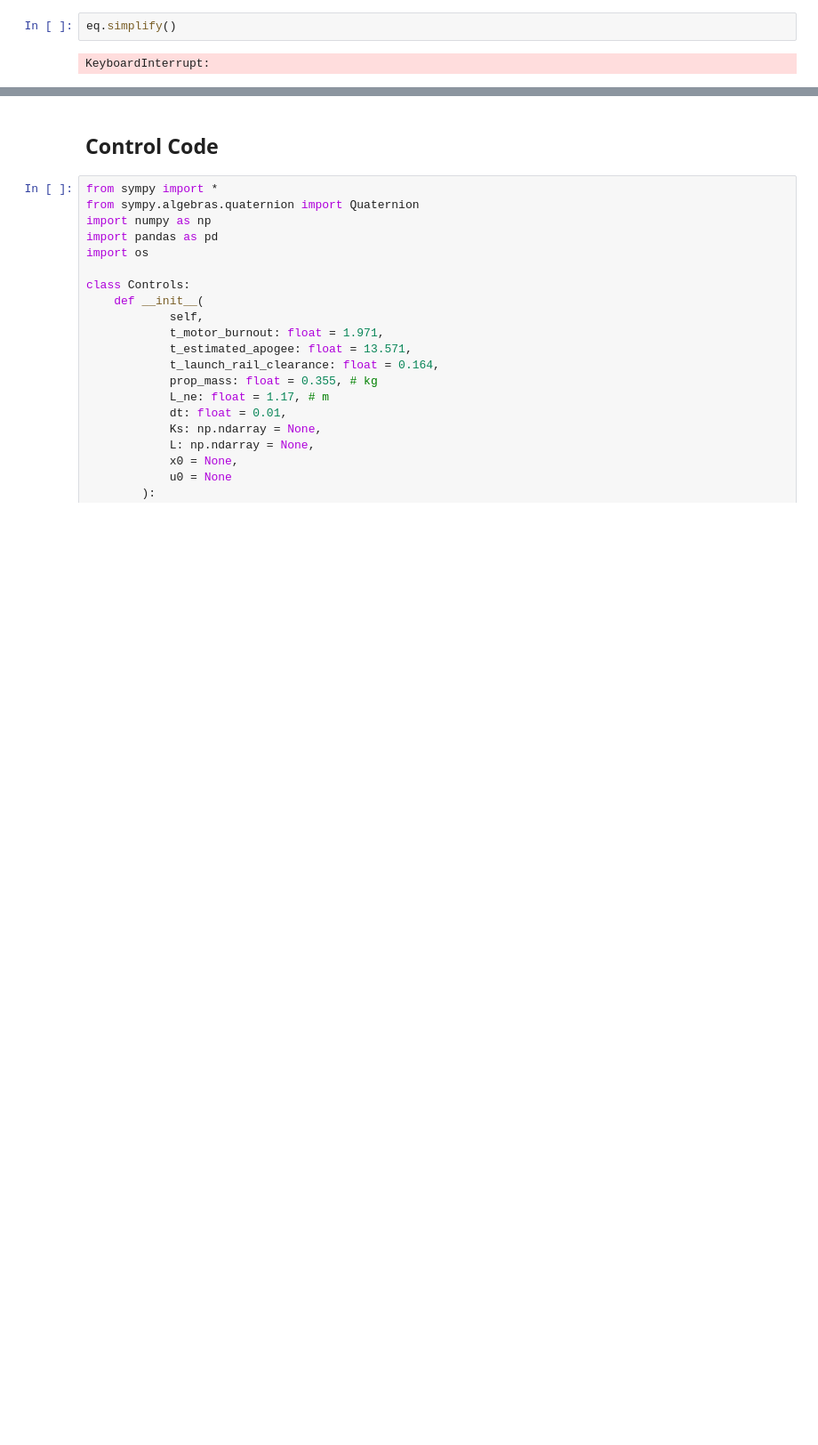
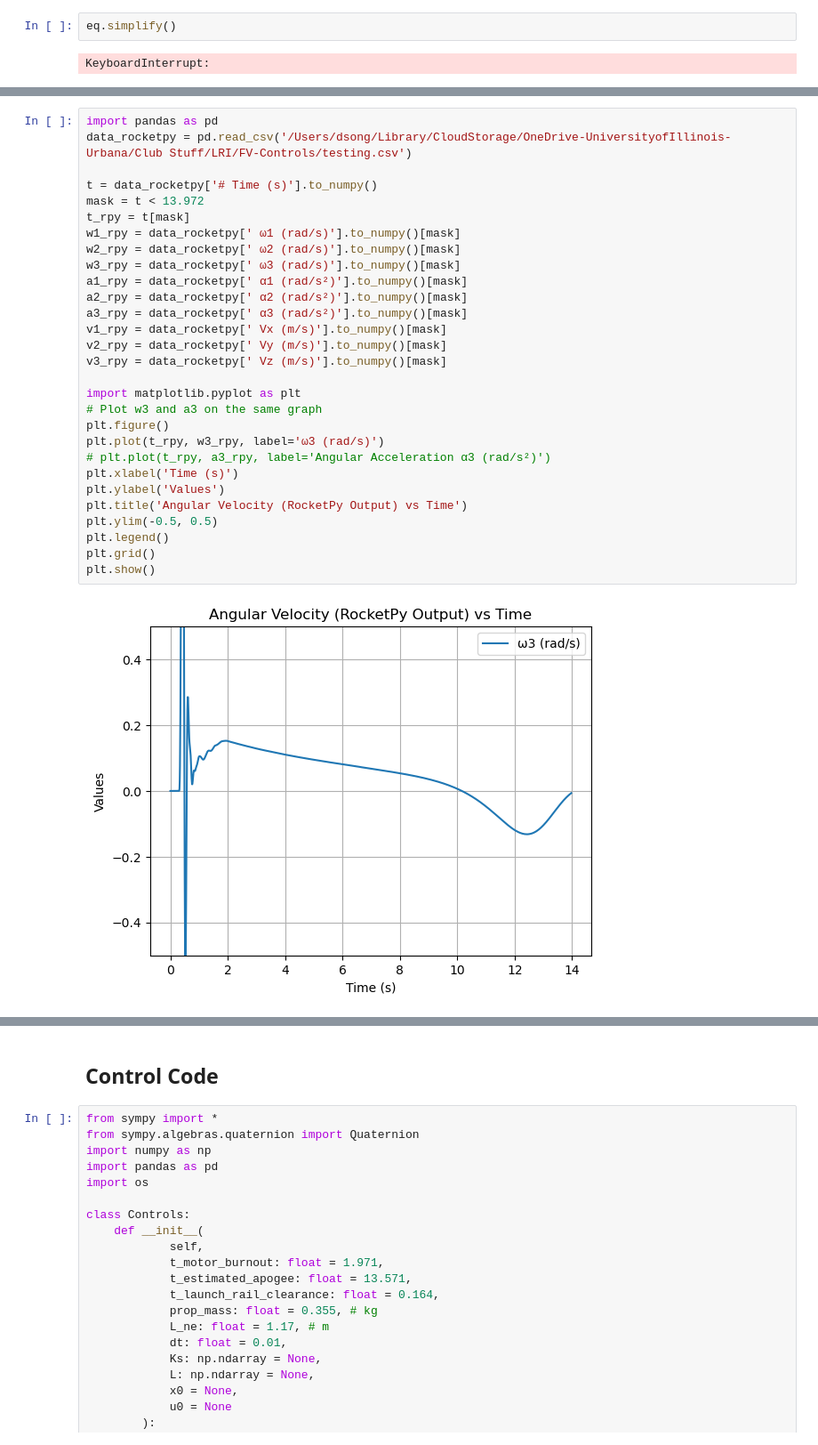
Before and after one commit to AODadbase/FV-Controls, a Jupyter notebook: LRI_Meshcat/Implementation/Render.ipynb, the cells around one changed output, grey strips where cells are left out. Shown at 89% size. Saved outputs shown, nothing was run; the diff lists cells and outputs as text; blank space fills up the shorter version.

```diff
--- a/LRI_Meshcat/Implementation/Render.ipynb
+++ b/LRI_Meshcat/Implementation/Render.ipynb
@@ -38,6 +38,37 @@ eqn.simplify()
 # %% [output]
 (vdot3 - sqrt((v1*vdot2 - v2*vdot1)**2 + (v1*vdot3 - v3*vdot1)**2 + (v2*vdot3 - v3*vdot2)**2)*cos(alpha)/sqrt(v1**2 + v2**2 + v3**2))/sqrt(Abs(vdot1 + sqrt((v1*vdot2 - v2*vdot1)**2 + (v1*vdot3 - v3*vd ...
 $\displaystyle \frac{\dot{v}_{3} \sqrt{v_{1}^{2} + v_{2}^{2} + v_{3}^{2}} - \sqrt{\left(v_{1} \dot{v}_{2} - v_{2} \dot{v}_{1}\right)^{2} + \left(v_{1} \dot{v}_{3} - v_{3} \dot{v}_{1}\right)^{2} + \left(v_{2} \dot{v}_{3} - v_{3} \dot{v}_{2}\right)^{2}} \cos{\left(\alpha \right)}}{\sqrt{\left(\dot{v}_{1} \sqrt{v_{1}^{2} + v_{2}^{2} + v_{3}^{2}} + \sqrt{\left(v_{1} \dot{v}_{2} - v_{2} \dot{v}_{1}\right)^{2} + \left(v_{1} \dot{v}_{3} - v_{3} \dot{v}_{1}\right)^{2} + \left(v_{2} \dot{v}_{3} - v_{3} \dot{v}_{2}\right)^{2}} \sin{\left(\alpha \right)} \cos{\left(\beta \right)}\right)^{2} + \left(\dot{v}_{2} \sqrt{v_{1}^{2} + v_{2}^{2} + v_{3}^{2}} + \sqrt{\left(v_{1} \dot{v}_{2} - v_{2} \dot{v}_{1}\right)^{2} + \left(v_{1} \dot{v}_{3} - v_{3} \dot{v}_{1}\right)^{2} + \left(v_{2} \dot{v}_{3} - v_{3} \dot{v}_{2}\right)^{2}} \sin{\left(\alpha \right)} \cos{\left(\sigma \right)}\right)^{2} + \left(\dot{v}_{3} \sqrt{v_{1}^{2} + v_{2}^{2} + v_{3}^{2}} - \sqrt{\left(v_{1} \dot{v}_{2} - v_{2} \dot{v}_{1}\right)^{2} + \left(v_{1} \dot{v}_{3} - v_{3} \dot{v}_{1}\right)^{2} + \left(v_{2} \dot{v}_{3} - v_{3} \dot{v}_{2}\right)^{2}} \cos{\left(\alpha \right)}\right)^{2}}}$
+# %%
+import pandas as pd
+data_rocketpy = pd.read_csv('/Users/dsong/Library/CloudStorage/OneDrive-UniversityofIllinois-Urbana/Club Stuff/LRI/FV-Controls/testing.csv')
+
+t = data_rocketpy['# Time (s)'].to_numpy()
+mask = t < 13.972
+t_rpy = t[mask]
+w1_rpy = data_rocketpy[' ω1 (rad/s)'].to_numpy()[mask]
+w2_rpy = data_rocketpy[' ω2 (rad/s)'].to_numpy()[mask]
+w3_rpy = data_rocketpy[' ω3 (rad/s)'].to_numpy()[mask]
+a1_rpy = data_rocketpy[' α1 (rad/s²)'].to_numpy()[mask]
+a2_rpy = data_rocketpy[' α2 (rad/s²)'].to_numpy()[mask]
+a3_rpy = data_rocketpy[' α3 (rad/s²)'].to_numpy()[mask]
+v1_rpy = data_rocketpy[' Vx (m/s)'].to_numpy()[mask]
+v2_rpy = data_rocketpy[' Vy (m/s)'].to_numpy()[mask]
+v3_rpy = data_rocketpy[' Vz (m/s)'].to_numpy()[mask]
+
+import matplotlib.pyplot as plt
+# Plot w3 and a3 on the same graph
+plt.figure()
+plt.plot(t_rpy, w3_rpy, label='ω3 (rad/s)')
+# plt.plot(t_rpy, a3_rpy, label='Angular Acceleration α3 (rad/s²)')
+plt.xlabel('Time (s)')
+plt.ylabel('Values')
+plt.title('Angular Velocity (RocketPy Output) vs Time')
+plt.ylim(-0.5, 0.5)
+plt.legend()
+plt.grid()
+plt.show()
+# %% [output]
+[figure, added]
 # %%
 import pandas as pd
 data = pd.read_csv("/Users/dsong/Library/CloudStorage/OneDrive-UniversityofIllinois-Urbana/Club Stuff/LRI/FV-Controls/Maurice2_SIL_Output.csv")
```
Also changed, not shown: parts of 3 cells of this notebook, 4 other files.
